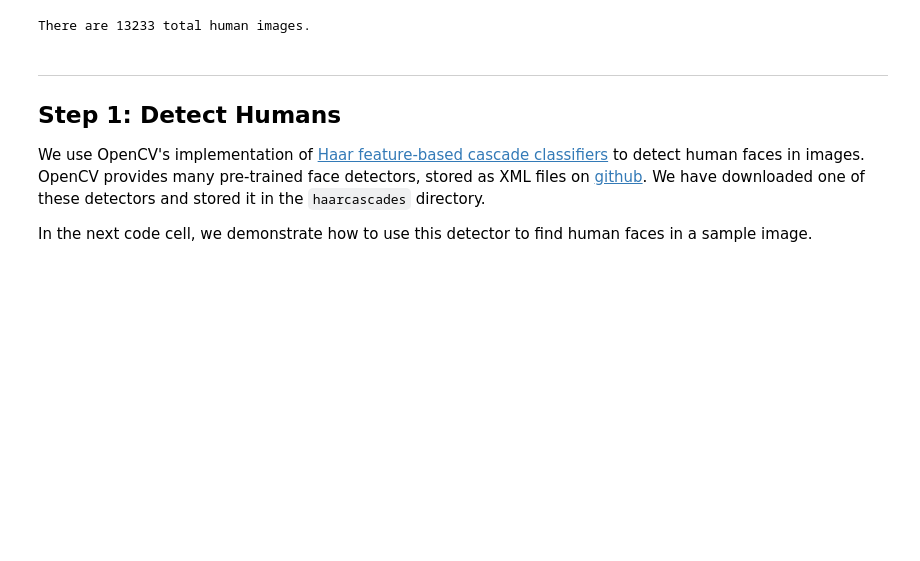
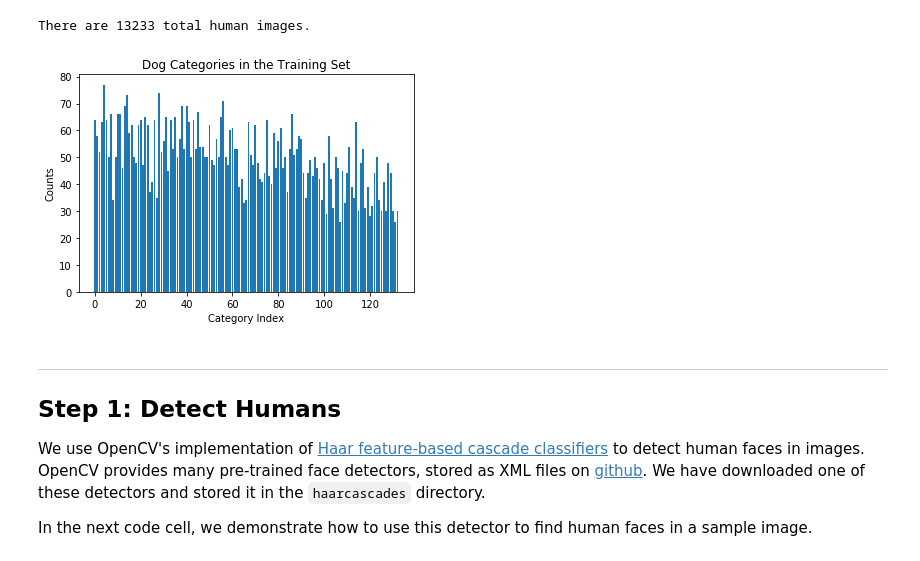
Before and after one commit to UOIKENNA/Udacity_dog_app_capstone, a Jupyter notebook: dog_app.ipynb, the cells around one changed output. Saved outputs shown, nothing was run; the diff lists cells and outputs as text; code cells hidden in the pictures; blank space fills up the shorter version.

Commit message:
added visuallizations

```diff
--- a/dog_app.ipynb
+++ b/dog_app.ipynb
@@ -107,6 +107,20 @@ random.shuffle(human_files)
 print('There are %d total human images.' % len(human_files))
 # %% [output]
 There are 13233 total human images.
+# %%
+from collections import Counter
+from matplotlib import pyplot as plt
+labels = np.argmax(train_targets, axis=1)
+label_counts = sorted([(l, c) for l, c in Counter(labels).items()])
+labels, counts = zip(*label_counts)
+plt.bar(labels, counts)
+
+plt.title("Dog Categories in the Training Set")
+plt.xlabel('Category Index')
+plt.ylabel('Counts')
+plt.show()
+# %% [output]
+[figure, added]
 # %% [markdown]
 ---
 <a id='step1'></a>
```
Also changed, not shown: 1 other file.
